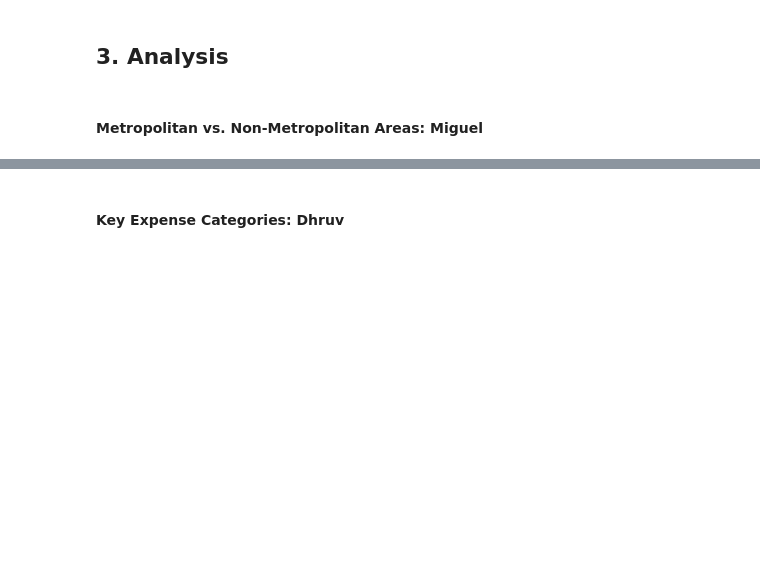
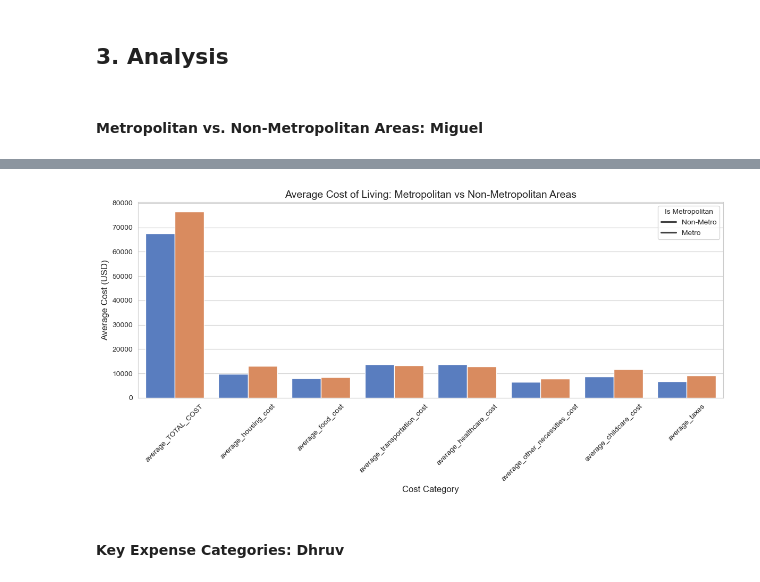
Before and after one commit to miguelmog10/data-science-group17, a Jupyter notebook: notebook/FoundationsDataScience_Winter2025_Group17.ipynb, the cells around one changed output, grey strips where cells are left out. Drawn from its saved outputs; the diff is of its cells as text; code cells hidden in the pictures; blank space fills up the shorter version.

```diff
--- a/notebook/FoundationsDataScience_Winter2025_Group17.ipynb
+++ b/notebook/FoundationsDataScience_Winter2025_Group17.ipynb
@@ -581,2 +637,35 @@ memory usage: 5.2+ MB
+# %%
+# Let's visualize the average cost of living in metropolitan vs non-metropolitan areas in a bar plot.
+# For the bar plot, we will use the average total cost and the average costs of each category, already calculated in cost_means.
+
+# Set the style for the plot
+sns.set_style("whitegrid")
+
+# Reset the index of cost_means for easier plotting to be able to use isMetro as a hue
+cost_means_reset = cost_means.reset_index()
+
+# Melt the DataFrame to make it suitable for seaborn's barplot
+cost_means_melted = cost_means_reset.melt(id_vars=['isMetro'],  # Retain the 'isMetro' column
+                                    value_vars=['average_TOTAL_COST', 'average_housing_cost', 'average_food_cost', 'average_transportation_cost',
+                                                'average_healthcare_cost', 'average_other_necessities_cost', 'average_childcare_cost', 'average_taxes'],
+                                    var_name='Cost Category',
+                                    value_name='Average Cost')
+
+# Create the bar plot
+plt.figure(figsize=(12, 6))
+sns.barplot(data=cost_means_melted, x='Cost Category', y='Average Cost', hue='isMetro', palette='muted')
+
+# Add labels and title
+plt.title('Average Cost of Living: Metropolitan vs Non-Metropolitan Areas', fontsize=14)
+plt.xlabel('Cost Category', fontsize=12)
+plt.ylabel('Average Cost (USD)', fontsize=12)
+plt.xticks(rotation=45)
+plt.legend(title='Is Metropolitan', labels=['Non-Metro', 'Metro'])
+
+# Show the plot
+plt.tight_layout()
+plt.show()
+# %% [output]
+[figure, added]
 # %%
 #df["Childcare_%"] = (df["childcare_cost"] / df["total_cost"]) * 100
```
Also changed, not shown: parts of 8 cells of this notebook.
